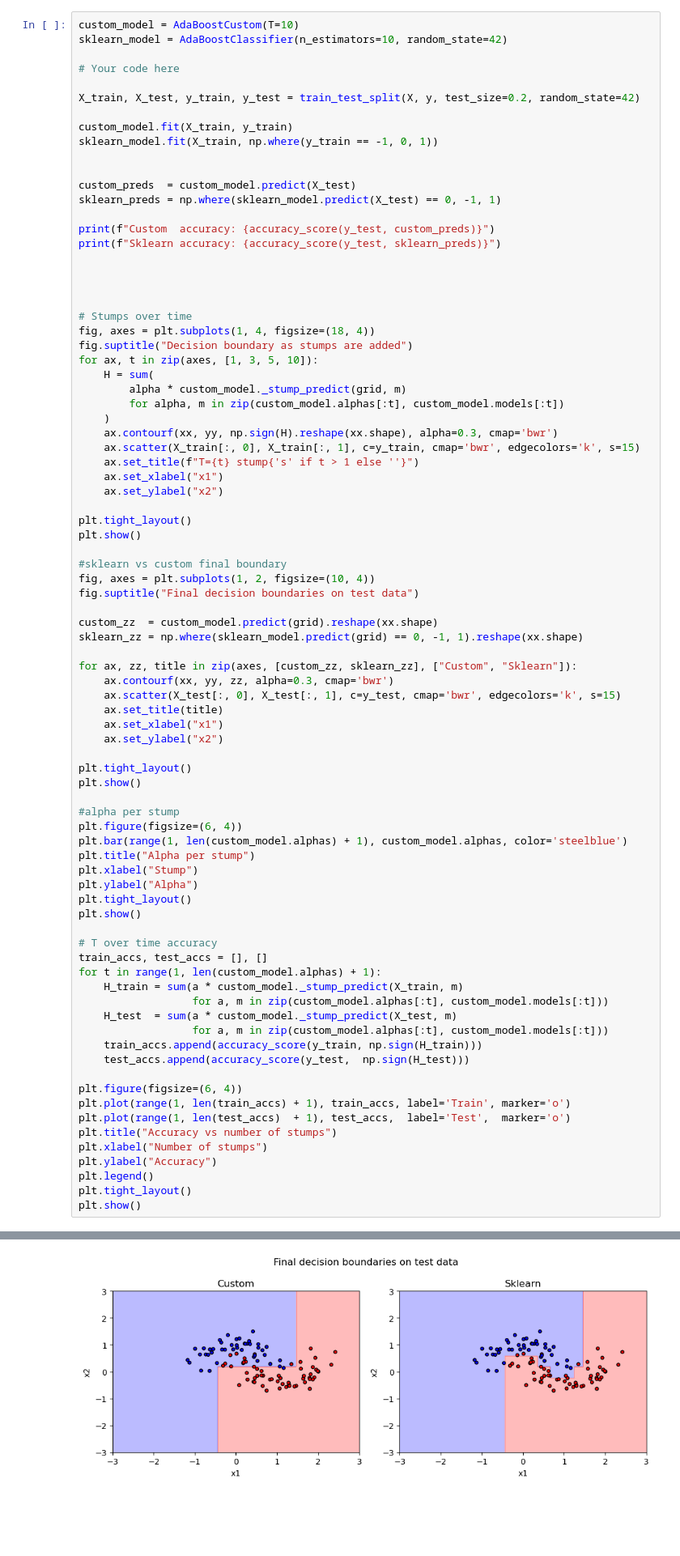
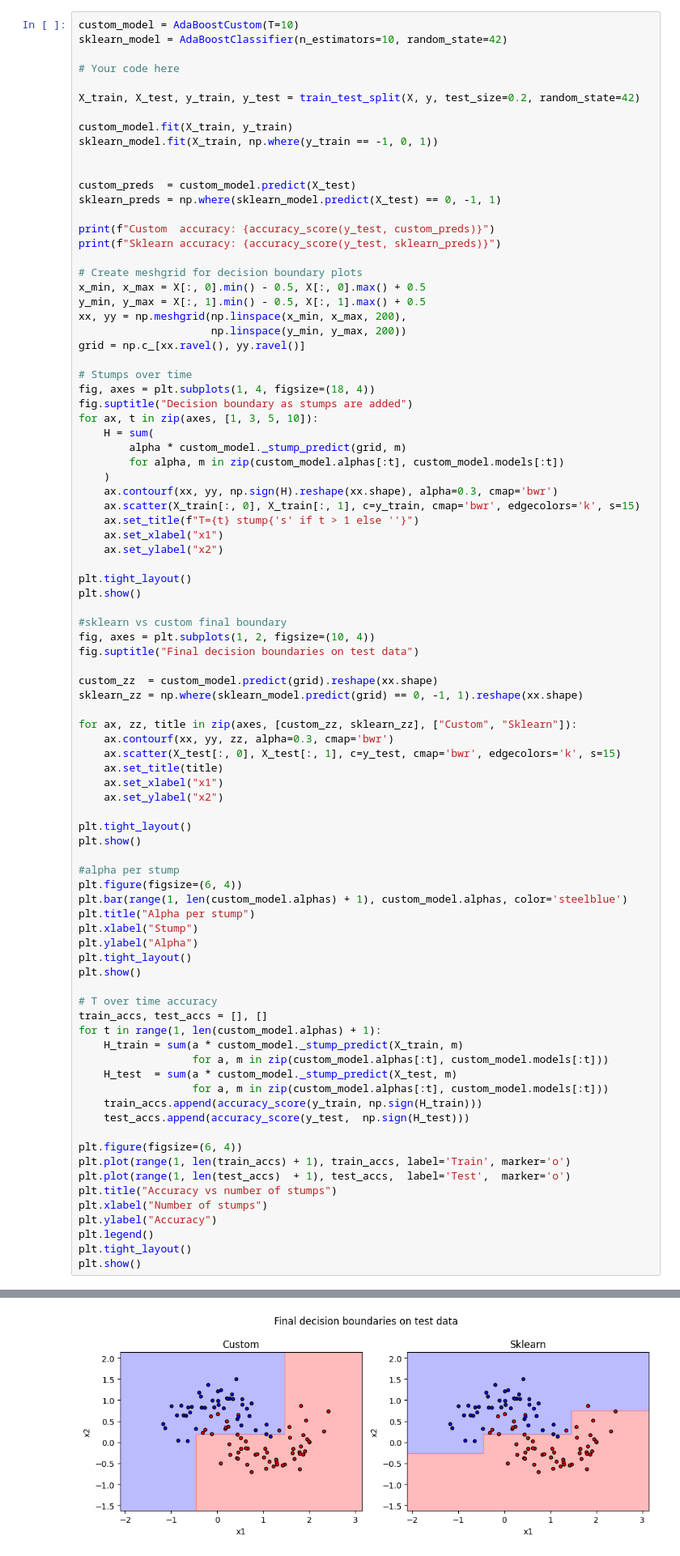
Before and after one commit to davidavivb/AdvancedML_Hw2, a Jupyter notebook: HW2_Boosting.ipynb, the cells around one changed output, grey strips where cells are left out. Shown at 81% size. Saved outputs shown, nothing was run; the diff lists cells and outputs as text; blank space fills up the shorter version.

```diff
--- a/HW2_Boosting.ipynb
+++ b/HW2_Boosting.ipynb
@@ -224,8 +224,12 @@ sklearn_preds = np.where(sklearn_model.predict(X_test) == 0, -1, 1)
 print(f"Custom  accuracy: {accuracy_score(y_test, custom_preds)}")
 print(f"Sklearn accuracy: {accuracy_score(y_test, sklearn_preds)}")
 
-
-
+# Create meshgrid for decision boundary plots
+x_min, x_max = X[:, 0].min() - 0.5, X[:, 0].max() + 0.5
+y_min, y_max = X[:, 1].min() - 0.5, X[:, 1].max() + 0.5
+xx, yy = np.meshgrid(np.linspace(x_min, x_max, 200),
+                     np.linspace(y_min, y_max, 200))
+grid = np.c_[xx.ravel(), yy.ravel()]
 
 # Stumps over time
 fig, axes = plt.subplots(1, 4, figsize=(18, 4))
@@ -296,3 +300,3 @@ Sklearn accuracy: 0.93
-[figure, old version]
+[figure, new version]
 [figure]
 [figure]
```
Also changed, not shown: parts of 2 cells of this notebook.
